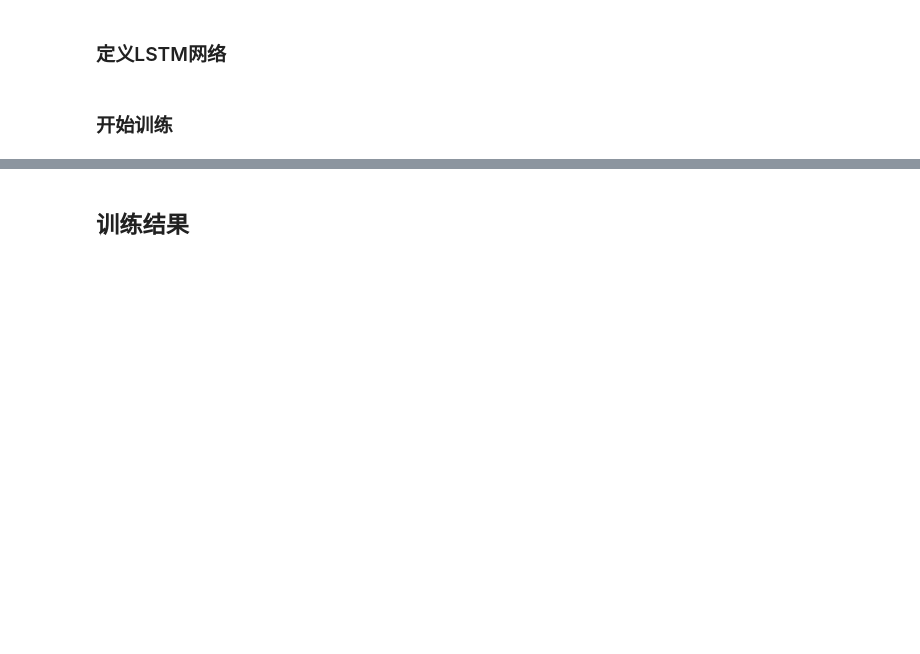
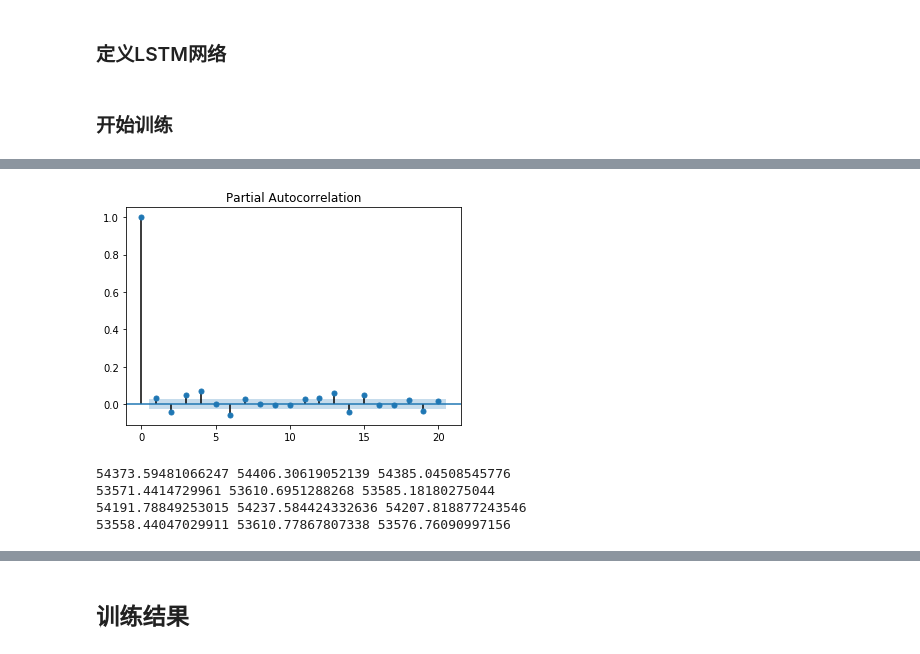
Before and after one commit to chaoers/stock-prediction, a Jupyter notebook: price-paddle.ipynb, the cells around one changed output, grey strips where cells are left out. Saved outputs shown, nothing was run; the diff lists cells and outputs as text; code cells hidden in the pictures; blank space fills up the shorter version.

```diff
--- a/price-paddle.ipynb
+++ b/price-paddle.ipynb
@@ -387,0 +460,32 @@ Final loss: [0.00097264]
+# %%
+# 画偏自相关图
+fig = sm.graphics.tsa.plot_pacf(data_arma_diff,lags=20)
+# %% [output]
+[figure, added]
+# %%
+# ARIMA（p,1,q）模型选择
+# p可选4,6；q可选0，1
+
+
+# ARIMA（4,1,0）模型
+arima_mod44 = sm.tsa.arima.ARIMA(data_arma_diff,order=(4,1,0)).fit()
+print(arima_mod44.aic,arima_mod44.bic,arima_mod44.hqic)
+
+# ARIMA（4,1,1）模型
+arima_mod46 = sm.tsa.arima.ARIMA(data_arma_diff,order=(4,1,1)).fit()
+print(arima_mod46.aic,arima_mod46.bic,arima_mod46.hqic)
+
+# ARIMA（6,1,0）模型
+arima_mod64 = sm.tsa.arima.ARIMA(data_arma_diff,order=(6,1,0)).fit()
+print(arima_mod64.aic,arima_mod64.bic,arima_mod64.hqic)
+
+# ARIMA（6,1,1）模型
+arima_mod66 = sm.tsa.arima.ARIMA(data_arma_diff,order=(6,1,1)).fit()
+print(arima_mod66.aic,arima_mod66.bic,arima_mod66.hqic)
+
+# 根据AIC、BIC、HQIC最小选择ARIMA（6,1,0）
+# %% [output]
+54373.59481066247 54406.30619052139 54385.04508545776
+53571.4414729961 53610.6951288268 53585.18180275044
+54191.78849253015 54237.584424332636 54207.818877243546
+53558.44047029911 53610.77867807338 53576.76090997156
```
Also changed, not shown: parts of 30 cells of this notebook, 14 other files.
